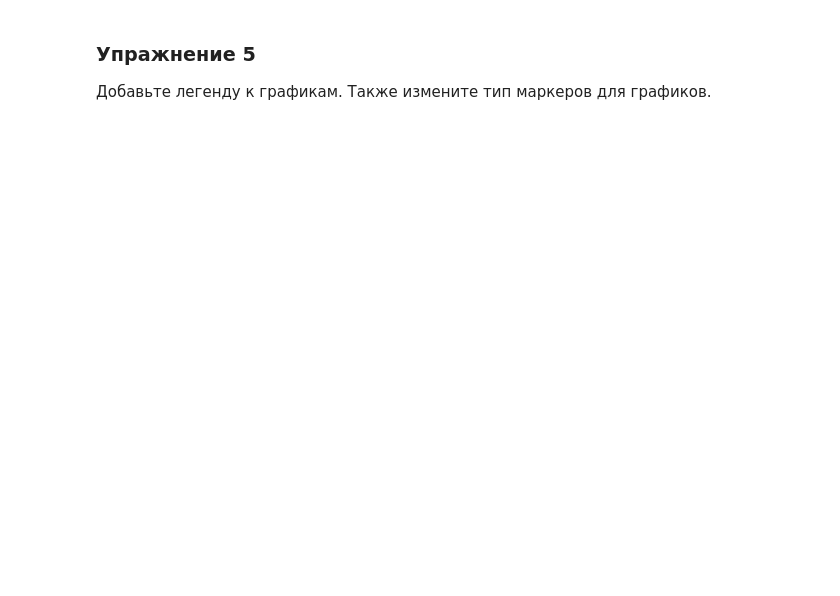
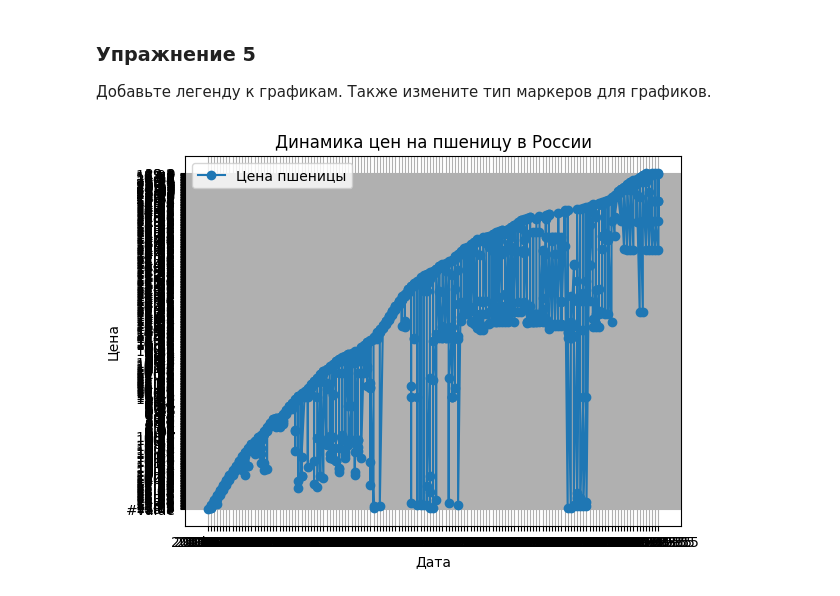
Before and after one commit to DarknessSpectre/Labs, a Jupyter notebook: pandasmatplotlib.ipynb, the cells around one changed output. Saved outputs shown, nothing was run; the diff lists cells and outputs as text; code cells hidden in the pictures; blank space fills up the shorter version.

```diff
--- a/pandasmatplotlib.ipynb
+++ b/pandasmatplotlib.ipynb
@@ -107,3 +158,19 @@ Index(['date', 'admin1', 'admin2', 'market', 'latitude', 'longitude',
 # %% [markdown]
 ### Упражнение 5
 Добавьте легенду к графикам. Также измените тип маркеров для графиков.
+# %%
+import pandas as pd
+import matplotlib.pyplot as plt
+
+df = pd.read_csv('wfp_food_prices_rus.csv')
+
+plt.plot(df['date'], df['price'], marker='o', linestyle='-', label='Цена пшеницы')
+
+plt.legend()
+
+plt.title('Динамика цен на пшеницу в России')
+plt.xlabel('Дата')
+plt.ylabel('Цена')
+plt.grid(True)
+# %% [output]
+[figure, added]
```
Also changed, not shown: parts of 8 cells of this notebook.
